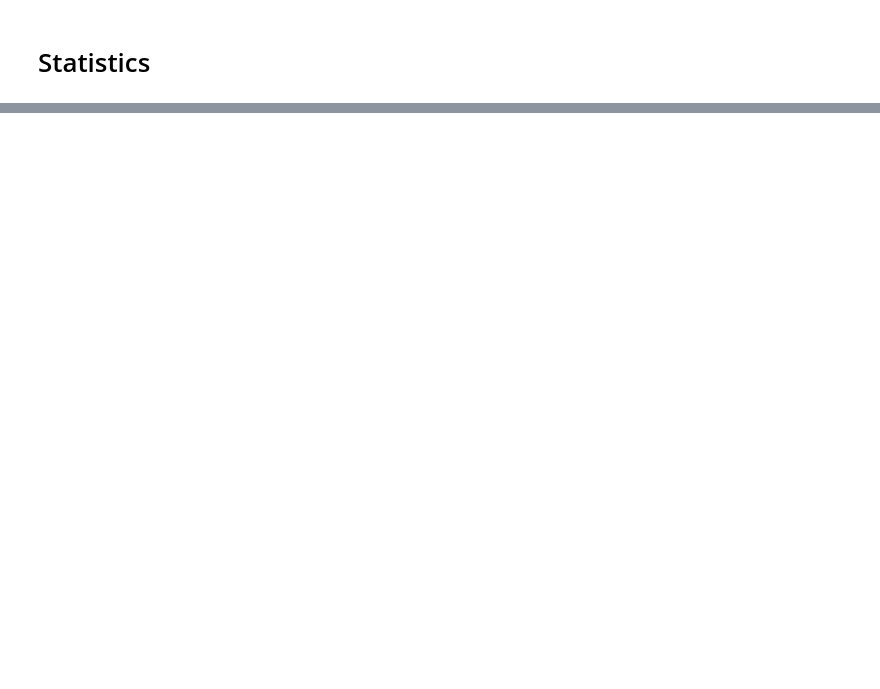
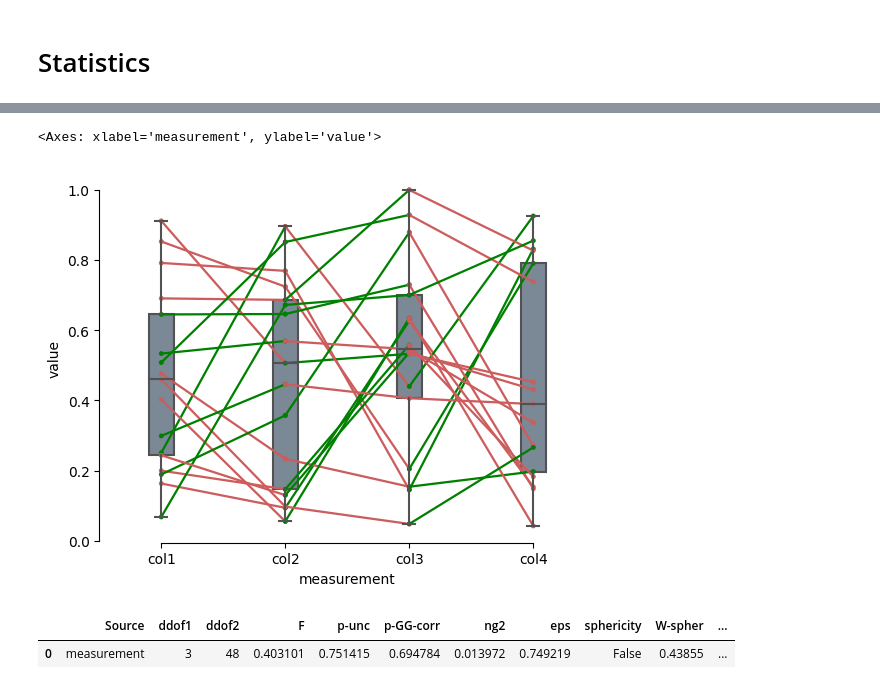
Before and after one commit to obarnstedt/LINdoscope2023, a Jupyter notebook: notebooks/intro_to_python.ipynb, the cells around one changed output, grey strips where cells are left out. Saved outputs shown, nothing was run; the diff lists cells and outputs as text; code cells hidden in the pictures; blank space fills up the shorter version.

```diff
--- a/notebooks/intro_to_python.ipynb
+++ b/notebooks/intro_to_python.ipynb
@@ -245,0 +319,3 @@ ModuleNotFoundError: ignored
+# %%
+df['id'] = df.index  # we're adding an 'id' column based on the data frame index
+df
@@ -245,0 +340,3 @@ ModuleNotFoundError: ignored
+# %%
+df_long = df.melt(var_name='measurement', id_vars='id')  # transformation into long format
+df_long
@@ -245,0 +361,10 @@ ModuleNotFoundError: ignored
+# %%
+pg.plot_paired(data=df_long, within='measurement', subject='id', dv='value')  # let's plot the data pretending we have four measurements from 20 subjects
+# %% [output]
+<Axes: xlabel='measurement', ylabel='value'>
+[figure, added]
+# %%
+pg.rm_anova(data=df_long, within='measurement', subject='id', dv='value')  # running a repeated-measures ANOVA across measurements
+# %% [output]
+|  | Source | ddof1 | ddof2 | F | p-unc | p-GG-corr | ng2 | eps | sphericity | W-spher | ... |
+| 0 | measurement | 3 | 48 | 0.403101 | 0.751415 | 0.694784 | 0.013972 | 0.749219 | False | 0.43855 | ... |
```
Also changed, not shown: parts of 44 cells of this notebook.
